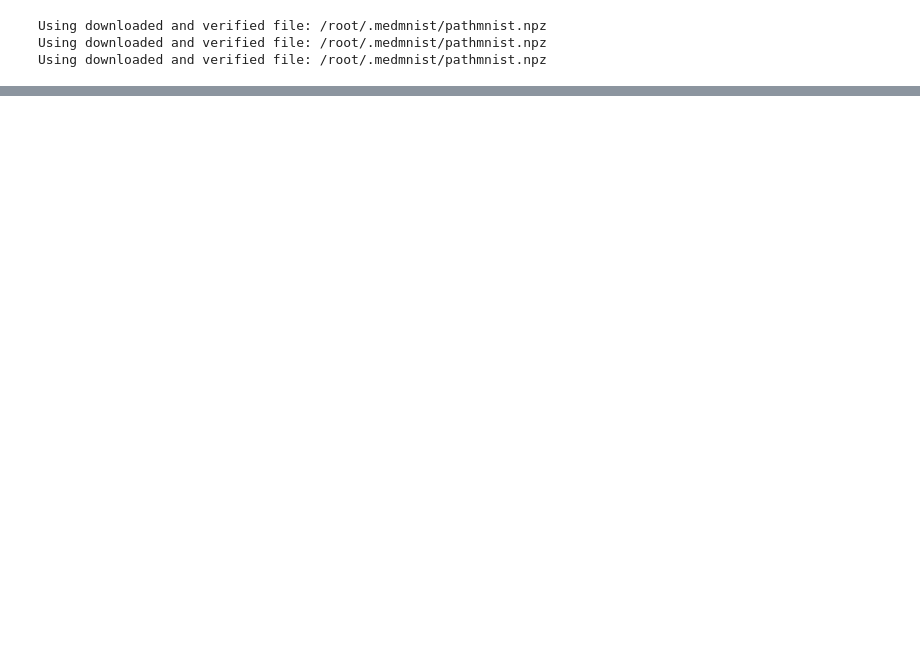
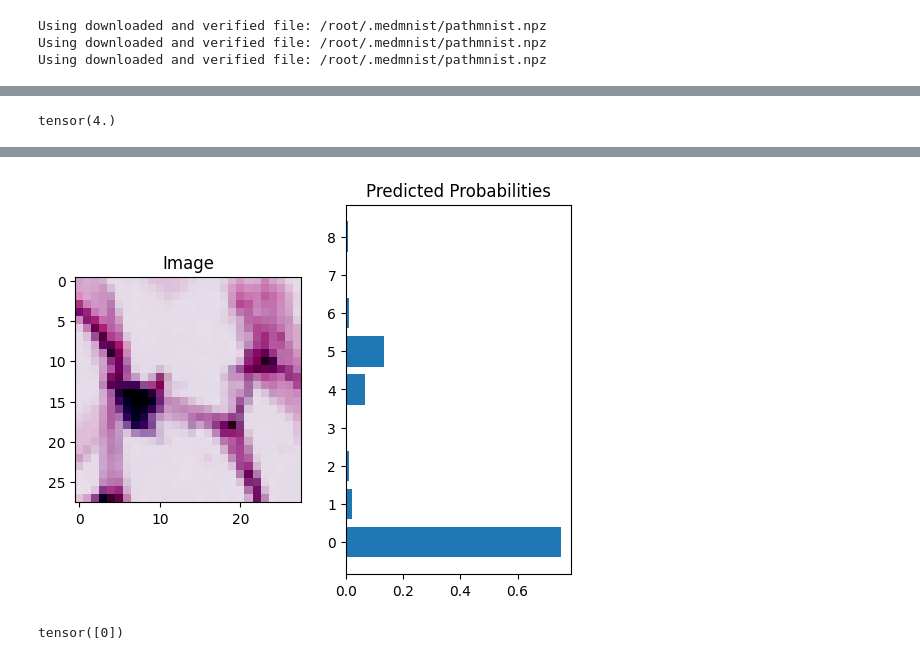
Before and after one commit to BharathSShankar/DSA4212_Assignments, a Jupyter notebook: BayesianNeuralNet.ipynb, the cells around one changed output, grey strips where cells are left out. Drawn from its saved outputs; the diff is of its cells as text; code cells hidden in the pictures; blank space fills up the shorter version.

```diff
--- a/BayesianNeuralNet.ipynb
+++ b/BayesianNeuralNet.ipynb
@@ -300,4 +350,4 @@ net= nn.Sequential(
     nn.LazyLinear(9),
     nn.Softmax(dim = 1)
 ).to(DEVICE)
-train_bayesian_net(net, train_loader, test_loader, 10)
+train_bayesian_net(net, train_loader, test_loader)
@@ -314,17 +369,24 @@ class BayesianNeuralNetConv(nn.Module):
 
     def forward(self, input, sample=False, calculate_log_probs=False):
         x = self.inputLayer(input, sample, calculate_log_probs)
-        x = F.relu(x)
+        x = F.rrelu(x)
         x = F.max_pool2d(x, 2)
         for conv in self.convs:
             x = conv(x, sample, calculate_log_probs)
-            x = F.relu(x)
+            x = F.rrelu(x)
             x = F.max_pool2d(x, 2)
         x = nn.Flatten()(x)
         x = self.fc(x, sample, calculate_log_probs)
-        x = F.softmax(x, dim=1)
         return x
+
+    def kl_loss(self):
+        kl = 0.0
+        for layer in self.convs:
+            kl += layer.kl_loss()
+        kl += self.inputLayer.kl_loss()
+        kl += self.fc.kl_loss()
+        return kl
 # %%
 net = BayesianNeuralNetConv([128, 256, 512], 3, 9)
-train_bayesian_net(net, train_loader, test_loader)
+train_bayesian_net(net, train_loader, test_loader, is_bayes = True)
 # %% [output]
@@ -335,0 +395,19 @@ Test set: Average loss: 1.6046, Accuracy: 78.26%
+# %%
+def get_prediction_probabilities(model, test_loader, n=10):
+    model.eval()
+    logits = torch.zeros((n, len(test_loader.dataset), model.fc.out_features))
+    labels = torch.zeros((len(test_loader.dataset)))
+    with torch.no_grad():
+        for i in range(n):
+            for j, (inputs, targets) in enumerate(test_loader):
+                inputs = inputs.to(DEVICE)
+                targets = targets.to(DEVICE)
+                outputs = model(inputs, True, True)
+                logits[i, j*test_loader.batch_size:(j+1)*test_loader.batch_size] = outputs
+                labels[j*test_loader.batch_size:(j+1)*test_loader.batch_size] = targets.T[0]
+    probabilities = torch.softmax(logits, dim=-1)
+    mean_probs = torch.mean(probabilities, dim=0)
+    predictive_entropy = -torch.sum(mean_probs * torch.log(mean_probs), dim=-1)
+    return logits, probabilities, predictive_entropy, labels
+
+logits, probabilities, predictive_entropy, labels = get_prediction_probabilities(net, test_loader, 10)
@@ -335,0 +450,4 @@ Test set: Average loss: 1.6046, Accuracy: 78.26%
+# %%
+print(labels[1])
+# %% [output]
+tensor(4.)
@@ -335,0 +493,10 @@ Test set: Average loss: 1.6046, Accuracy: 78.26%
+# %%
+images, labels = next(iter(test_loader))
+index = np.random.randint(0, 127)
+image = images[index]
+label = labels[index]
+logits = net(image.unsqueeze(0).to(DEVICE))
+probabilities = torch.softmax(logits, dim=1)
+display_image_with_probabilities(image, probabilities)
+print(label)
+# %% [output]
@@ -335,0 +504,2 @@ Test set: Average loss: 1.6046, Accuracy: 78.26%
+[figure, added]
+tensor([0])
```
Also changed, not shown: parts of 16 cells of this notebook.
